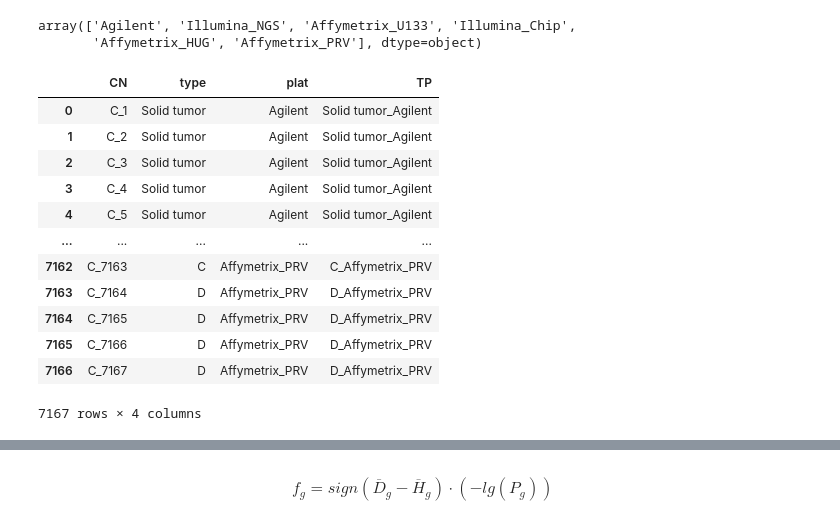
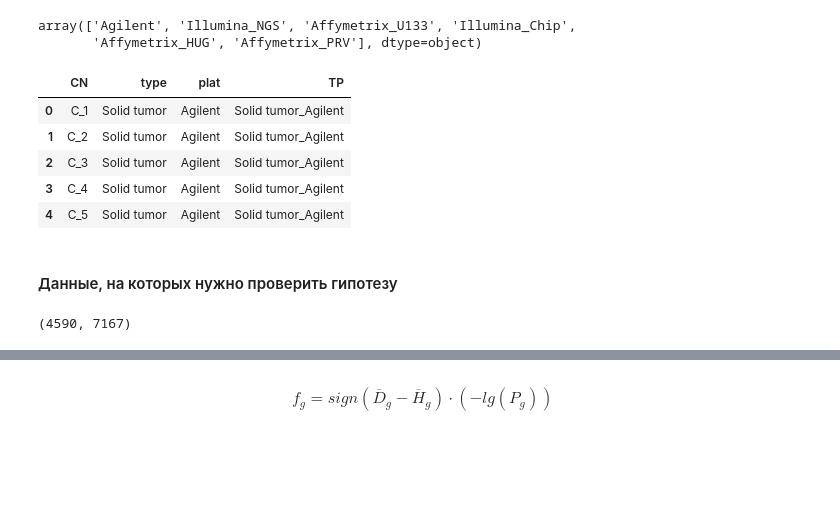
Before and after one commit to OrionChocoPie/gene-expression, a Jupyter notebook: python/t-test.ipynb, the cells around one changed output, grey strips where cells are left out. Saved outputs shown, nothing was run; the diff lists cells and outputs as text; code cells hidden in the pictures; blank space fills up the shorter version.

```diff
--- a/python/t-test.ipynb
+++ b/python/t-test.ipynb
@@ -15,20 +15,19 @@ meta['plat'].unique()
 array(['Agilent', 'Illumina_NGS', 'Affymetrix_U133', 'Illumina_Chip',
        'Affymetrix_HUG', 'Affymetrix_PRV'], dtype=object)
 # %%
-meta
+meta.head()
 # %% [output]
 |  | CN | type | plat | TP |
 | 0 | C_1 | Solid tumor | Agilent | Solid tumor_Agilent |
 | 1 | C_2 | Solid tumor | Agilent | Solid tumor_Agilent |
 | 2 | C_3 | Solid tumor | Agilent | Solid tumor_Agilent |
 | 3 | C_4 | Solid tumor | Agilent | Solid tumor_Agilent |
 | 4 | C_5 | Solid tumor | Agilent | Solid tumor_Agilent |
-| ... | ... | ... | ... | ... |
-| 7162 | C_7163 | C | Affymetrix_PRV | C_Affymetrix_PRV |
-| 7163 | C_7164 | D | Affymetrix_PRV | D_Affymetrix_PRV |
-| 7164 | C_7165 | D | Affymetrix_PRV | D_Affymetrix_PRV |
-| 7165 | C_7166 | D | Affymetrix_PRV | D_Affymetrix_PRV |
-| 7166 | C_7167 | D | Affymetrix_PRV | D_Affymetrix_PRV |
-7167 rows × 4 columns
+# %% [markdown]
+#### Данные, на которых нужно проверить гипотезу
 # %%
 data = pd.read_csv('../data/50.csv')
+# %%
+data.shape
+# %% [output]
+(4590, 7167)
```
Also changed, not shown: parts of 5 cells of this notebook, 25 other files.
